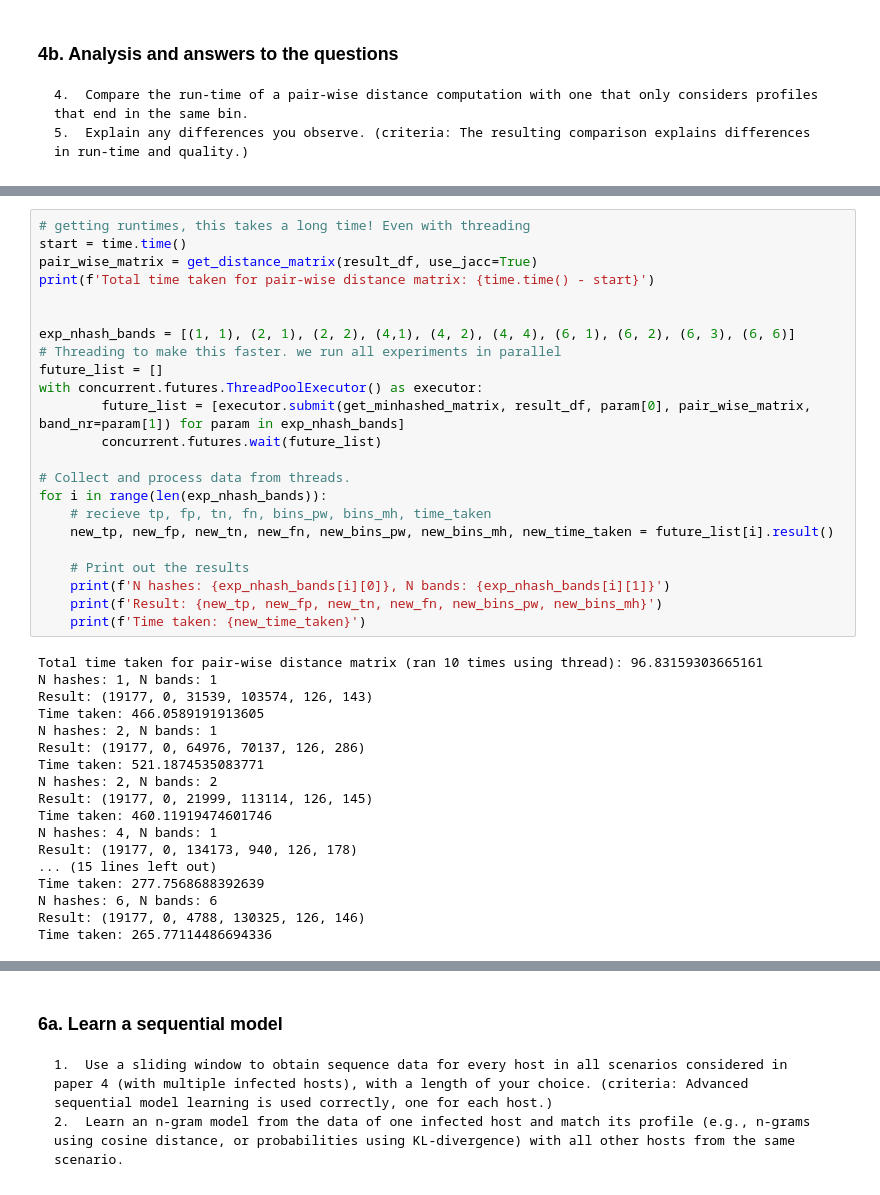
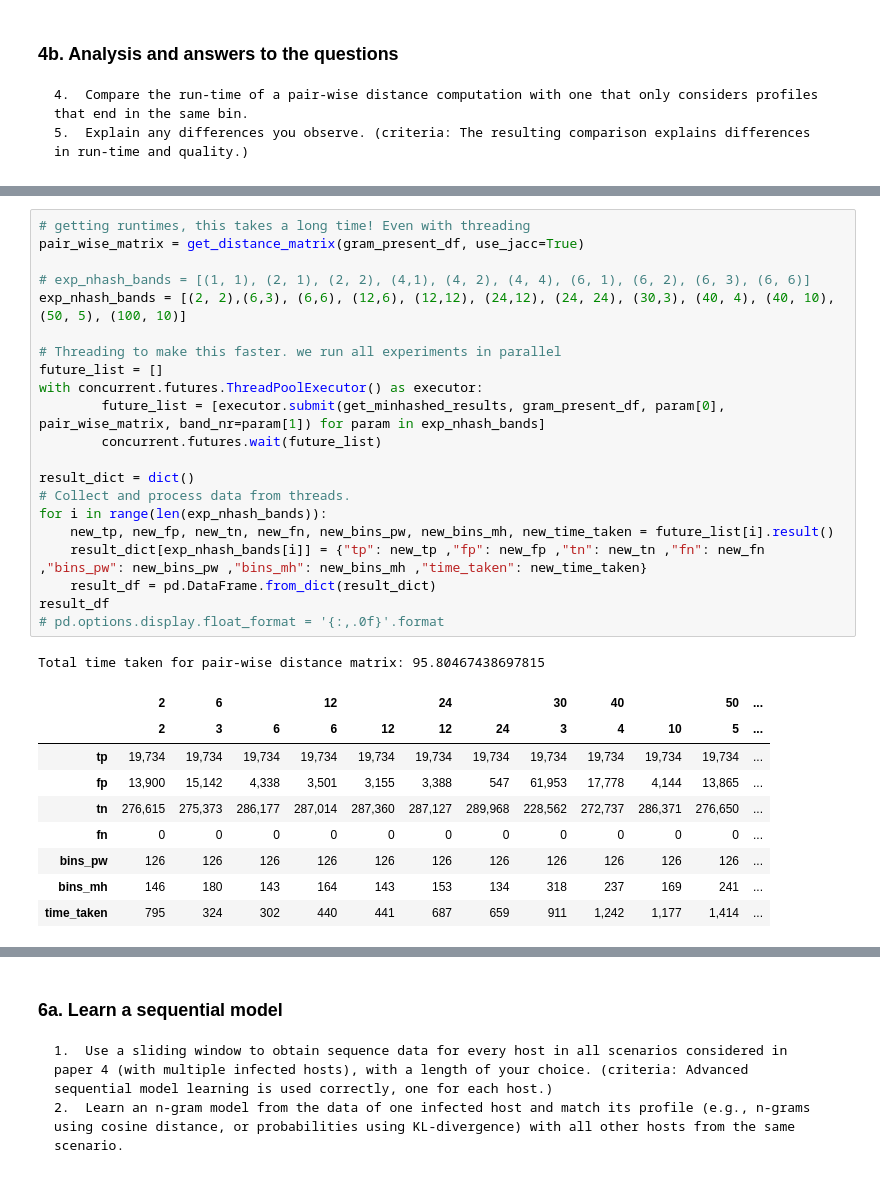
Before and after one commit to mennobo/cda_2_3_4, a Jupyter notebook: Assignment_3/Lab3 (2).ipynb, the cells around one changed output, grey strips where cells are left out. Cells and saved outputs as stored; diff of their text form.

```diff
--- a/Assignment_3/Lab3 (2).ipynb
+++ b/Assignment_3/Lab3 (2).ipynb
@@ -1073,44 +1110,35 @@ get_minhashed_matrix(result_df, 4, pair_wise_matrix, band_nr=1)
 # %%
 # getting runtimes, this takes a long time! Even with threading
-start = time.time()
-pair_wise_matrix = get_distance_matrix(result_df, use_jacc=True)
-print(f'Total time taken for pair-wise distance matrix: {time.time() - start}')
+pair_wise_matrix = get_distance_matrix(gram_present_df, use_jacc=True)
 
+# exp_nhash_bands = [(1, 1), (2, 1), (2, 2), (4,1), (4, 2), (4, 4), (6, 1), (6, 2), (6, 3), (6, 6)]
+exp_nhash_bands = [(2, 2),(6,3), (6,6), (12,6), (12,12), (24,12), (24, 24), (30,3), (40, 4), (40, 10), (50, 5), (100, 10)]
 
-exp_nhash_bands = [(1, 1), (2, 1), (2, 2), (4,1), (4, 2), (4, 4), (6, 1), (6, 2), (6, 3), (6, 6)]
 # Threading to make this faster. we run all experiments in parallel
 future_list = []
 with concurrent.futures.ThreadPoolExecutor() as executor:
-        future_list = [executor.submit(get_minhashed_matrix, result_df, param[0], pair_wise_matrix, band_nr=param[1]) for param in exp_nhash_bands]
+        future_list = [executor.submit(get_minhashed_results, gram_present_df, param[0], pair_wise_matrix, band_nr=param[1]) for param in exp_nhash_bands]
         concurrent.futures.wait(future_list)
 
+result_dict = dict()
 # Collect and process data from threads.
 for i in range(len(exp_nhash_bands)):
-    # recieve tp, fp, tn, fn, bins_pw, bins_mh, time_taken
     new_tp, new_fp, new_tn, new_fn, new_bins_pw, new_bins_mh, new_time_taken = future_list[i].result()
-
-    # Print out the results
-    print(f'N hashes: {exp_nhash_bands[i][0]}, N bands: {exp_nhash_bands[i][1]}')
-    print(f'Result: {new_tp, new_fp, new_tn, new_fn, new_bins_pw, new_bins_mh}')
-    print(f'Time taken: {new_time_taken}')
+    result_dict[exp_nhash_bands[i]] = {"tp": new_tp ,"fp": new_fp ,"tn": new_tn ,"fn": new_fn ,"bins_pw": new_bins_pw ,"bins_mh": new_bins_mh ,"time_taken": new_time_taken}
+    result_df = pd.DataFrame.from_dict(result_dict)
+result_df
+# pd.options.display.float_format = '{:,.0f}'.format
 # %% [output]
-Total time taken for pair-wise distance matrix (ran 10 times using thread): 96.83159303665161
-N hashes: 1, N bands: 1
-Result: (19177, 0, 31539, 103574, 126, 143)
-Time taken: 466.0589191913605
-N hashes: 2, N bands: 1
-Result: (19177, 0, 64976, 70137, 126, 286)
-Time taken: 521.1874535083771
-N hashes: 2, N bands: 2
-Result: (19177, 0, 21999, 113114, 126, 145)
-Time taken: 460.11919474601746
-N hashes: 4, N bands: 1
-Result: (19177, 0, 134173, 940, 126, 178)
-... (15 lines left out)
-Time taken: 277.7568688392639
-N hashes: 6, N bands: 6
-Result: (19177, 0, 4788, 130325, 126, 146)
-Time taken: 265.77114486694336
+Total time taken for pair-wise distance matrix: 95.80467438697815
+|  | 2 | 6 |  | 12 |  | 24 |  | 30 | 40 |  | 50 | ... |
+|  | 2 | 3 | 6 | 6 | 12 | 12 | 24 | 3 | 4 | 10 | 5 | ... |
+| tp | 19,734 | 19,734 | 19,734 | 19,734 | 19,734 | 19,734 | 19,734 | 19,734 | 19,734 | 19,734 | 19,734 | ... |
+| fp | 13,900 | 15,142 | 4,338 | 3,501 | 3,155 | 3,388 | 547 | 61,953 | 17,778 | 4,144 | 13,865 | ... |
+| tn | 276,615 | 275,373 | 286,177 | 287,014 | 287,360 | 287,127 | 289,968 | 228,562 | 272,737 | 286,371 | 276,650 | ... |
+| fn | 0 | 0 | 0 | 0 | 0 | 0 | 0 | 0 | 0 | 0 | 0 | ... |
+| bins_pw | 126 | 126 | 126 | 126 | 126 | 126 | 126 | 126 | 126 | 126 | 126 | ... |
+| bins_mh | 146 | 180 | 143 | 164 | 143 | 153 | 134 | 318 | 237 | 169 | 241 | ... |
+| time_taken | 795 | 324 | 302 | 440 | 441 | 687 | 659 | 911 | 1,242 | 1,177 | 1,414 | ... |
 # %% [markdown]
 <a id='5'></a>
 # %% [markdown]
```
Also changed, not shown: parts of 19 cells of this notebook, 2 other files.
